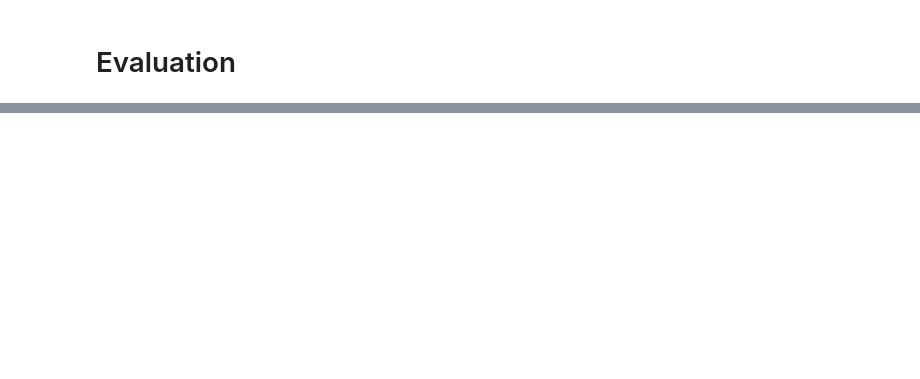
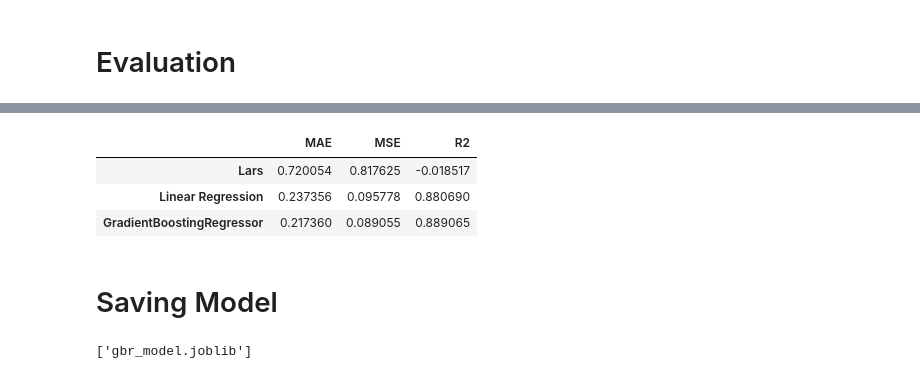
Before and after one commit to MartinoAlmaraldi/machine-learning-study, a Jupyter notebook: dataLoad.ipynb, the cells around one changed output, grey strips where cells are left out. Cells and saved outputs as stored; diff of their text form; code cells hidden in the pictures; blank space fills up the shorter version.

Commit message:
Test deploy

```diff
--- a/dataLoad.ipynb
+++ b/dataLoad.ipynb
@@ -340,0 +354,25 @@ df_results
+# %%
+# Evaluasi pada model Gradient Boosting Regressor
+pred_GBR = GBR.predict(x_test)
+mae_GBR = mean_absolute_error(y_test, pred_GBR)
+mse_GBR = mean_squared_error(y_test, pred_GBR)
+r2_GBR = r2_score(y_test, pred_GBR)
+
+# Menambahkan hasil evaluasi GBR ke DataFrame
+df_results.loc['GradientBoostingRegressor'] = [mae_GBR, mse_GBR, r2_GBR]
+df_results
+# %% [output]
+|  | MAE | MSE | R2 |
+| Lars | 0.720054 | 0.817625 | -0.018517 |
+| Linear Regression | 0.237356 | 0.095778 | 0.880690 |
+| GradientBoostingRegressor | 0.217360 | 0.089055 | 0.889065 |
+# %% [markdown]
+# Saving Model
+# %%
+#Joblib
+import joblib
+
+# Menyimpan model ke dalam file
+joblib.dump(GBR, 'gbr_model.joblib')
+# %% [output]
+['gbr_model.joblib']
```
Also changed, not shown: parts of 5 cells of this notebook, 4 other files.
